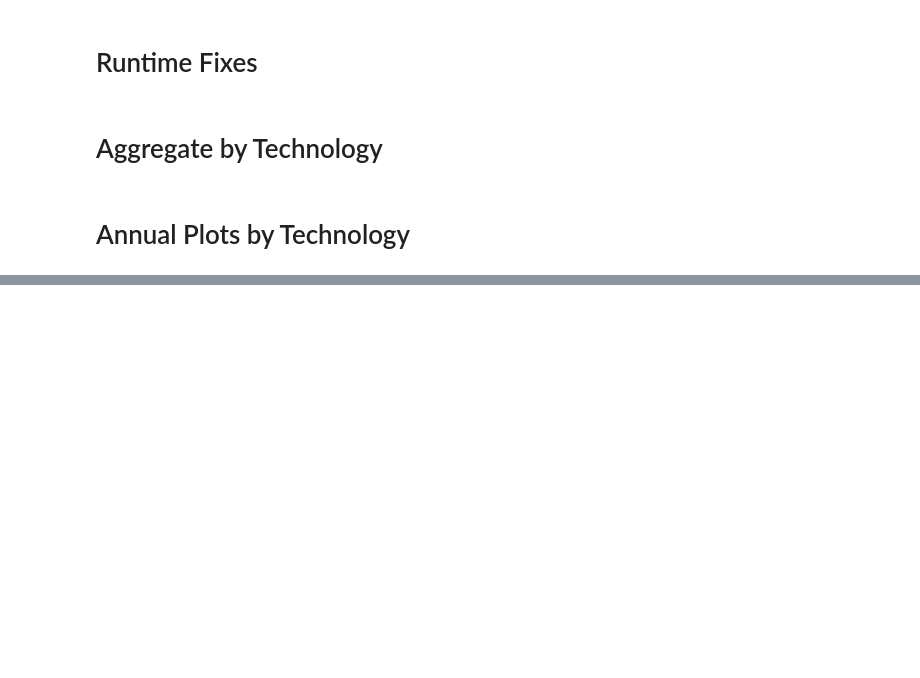
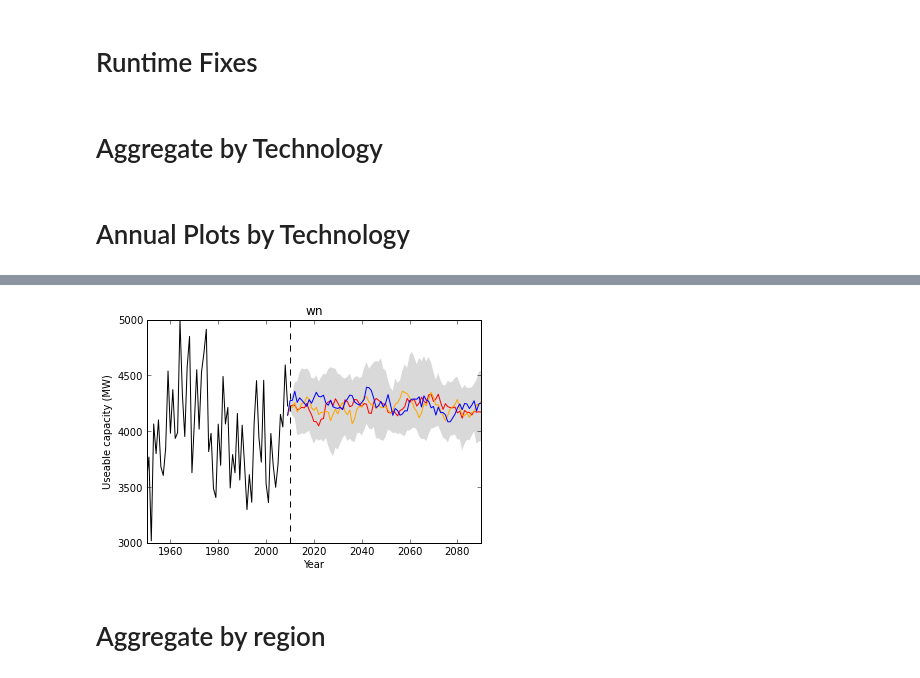
Before and after one commit to mdbartos/vic_utils, a Jupyter notebook: post/post_plot.ipynb, the cells around one changed output, grey strips where cells are left out. Saved outputs shown, nothing was run; the diff lists cells and outputs as text; code cells hidden in the pictures; blank space fills up the shorter version.

```diff
--- a/post/post_plot.ipynb
+++ b/post/post_plot.ipynb
@@ -324,0 +325,6 @@ b.plot_sum('hy', 'century_fill', smoothing=5)
+# %%
+b.plot_sum('wn', 'century_fill', smoothing=5)
+# %% [output]
+[figure, added]
+# %% [markdown]
+# Aggregate by region
```
Also changed, not shown: parts of 28 cells of this notebook.
